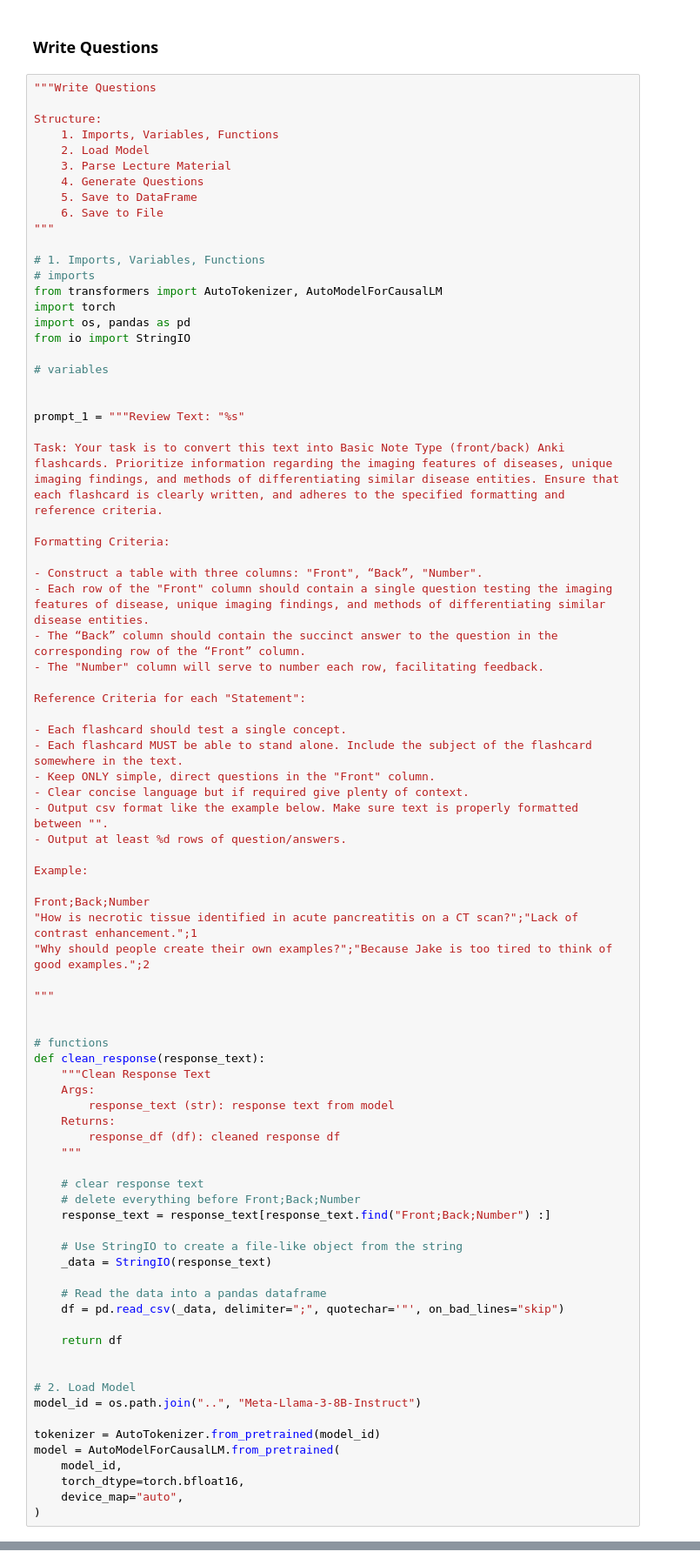
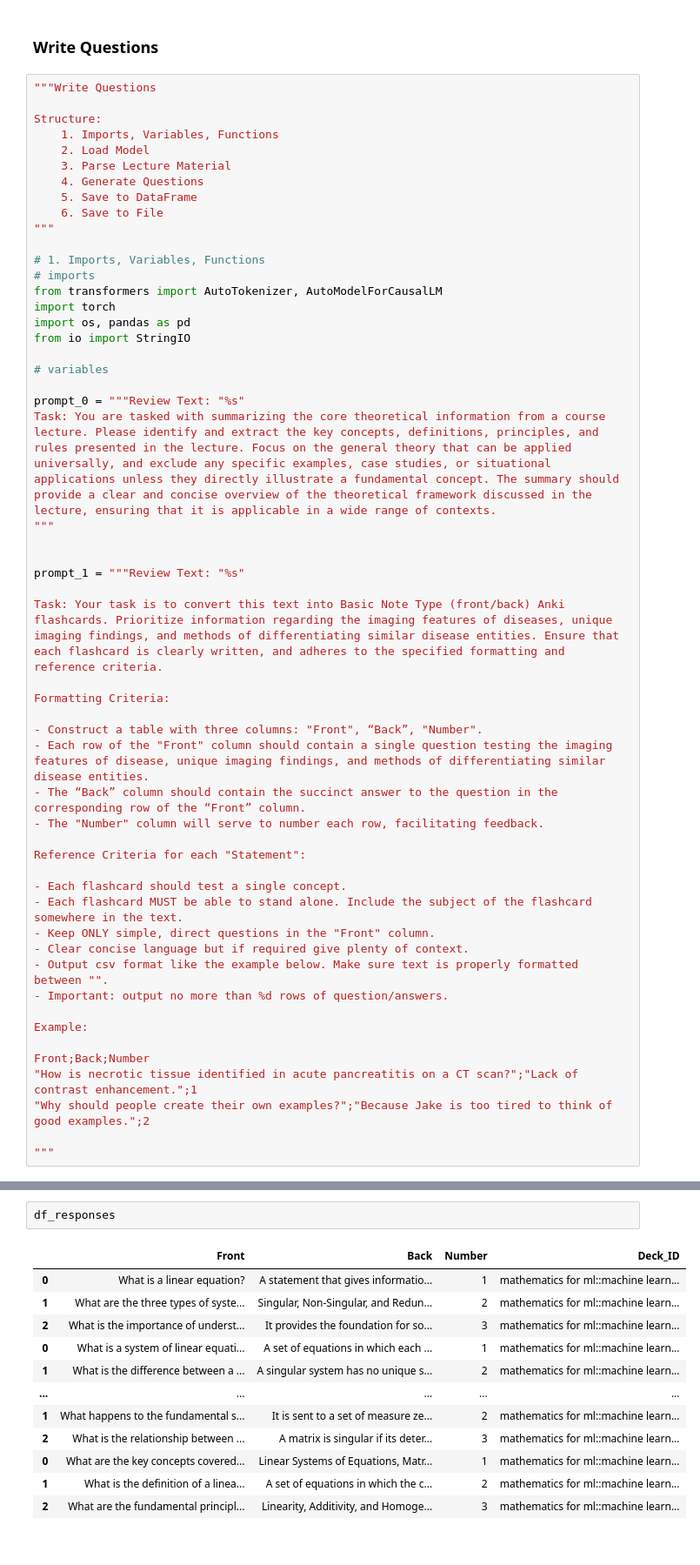
Before and after one commit to 00dylan00/AnkiLLMFlashcards, a Jupyter notebook: notebooks/read_write_questions.ipynb, the cells around one changed output, grey strips where cells are left out. Shown at 87% size. Cells and saved outputs as stored; diff of their text form.

Commit message:
updated course material

```diff
--- a/notebooks/read_write_questions.ipynb
+++ b/notebooks/read_write_questions.ipynb
@@ -189,6 +189,10 @@ from io import StringIO
 
 # variables
 
+prompt_0 = """Review Text: "%s"
+Task: You are tasked with summarizing the core theoretical information from a course lecture. Please identify and extract the key concepts, definitions, principles, and rules presented in the lecture. Focus on the general theory that can be applied universally, and exclude any specific examples, case studies, or situational applications unless they directly illustrate a fundamental concept. The summary should provide a clear and concise overview of the theoretical framework discussed in the lecture, ensuring that it is applicable in a wide range of contexts.
+"""
+
 
 prompt_1 = """Review Text: "%s"
 
@@ -208,7 +212,7 @@ Reference Criteria for each "Statement":
 - Keep ONLY simple, direct questions in the "Front" column.
 - Clear concise language but if required give plenty of context.
 - Output csv format like the example below. Make sure text is properly formatted between "".
-- Output at least %d rows of question/answers.
+- Important: output no more than %d rows of question/answers.
 
 Example:
 
@@ -217,36 +221,3 @@ Front;Back;Number
 "Why should people create their own examples?";"Because Jake is too tired to think of good examples.";2
 
 """
-
-
-# functions
-def clean_response(response_text):
-    """Clean Response Text
-    Args:
-        response_text (str): response text from model
-    Returns:
-        response_df (df): cleaned response df
-    """
-
-    # clear response text
-    # delete everything before Front;Back;Number
-    response_text = response_text[response_text.find("Front;Back;Number") :]
-
-    # Use StringIO to create a file-like object from the string
-    _data = StringIO(response_text)
-
-    # Read the data into a pandas dataframe
-    df = pd.read_csv(_data, delimiter=";", quotechar='"', on_bad_lines="skip")
-
-    return df
-
-
-# 2. Load Model
-model_id = os.path.join("..", "Meta-Llama-3-8B-Instruct")
-
-tokenizer = AutoTokenizer.from_pretrained(model_id)
-model = AutoModelForCausalLM.from_pretrained(
-    model_id,
-    torch_dtype=torch.bfloat16,
-    device_map="auto",
-)
@@ -255,0 +380,15 @@ Special tokens have been added in the vocabulary, make sure the associated word
+# %%
+df_responses
+# %% [output]
+|  | Front | Back | Number | Deck_ID |
+| 0 | What is a linear equation? | A statement that gives informatio... | 1 | mathematics for ml::machine learn... |
+| 1 | What are the three types of syste... | Singular, Non-Singular, and Redun... | 2 | mathematics for ml::machine learn... |
+| 2 | What is the importance of underst... | It provides the foundation for so... | 3 | mathematics for ml::machine learn... |
+| 0 | What is a system of linear equati... | A set of equations in which each ... | 1 | mathematics for ml::machine learn... |
+| 1 | What is the difference between a ... | A singular system has no unique s... | 2 | mathematics for ml::machine learn... |
+| ... | ... | ... | ... | ... |
+| 1 | What happens to the fundamental s... | It is sent to a set of measure ze... | 2 | mathematics for ml::machine learn... |
+| 2 | What is the relationship between ... | A matrix is singular if its deter... | 3 | mathematics for ml::machine learn... |
+| 0 | What are the key concepts covered... | Linear Systems of Equations, Matr... | 1 | mathematics for ml::machine learn... |
+| 1 | What is the definition of a linea... | A set of equations in which the c... | 2 | mathematics for ml::machine learn... |
+| 2 | What are the fundamental principl... | Linearity, Additivity, and Homoge... | 3 | mathematics for ml::machine learn... |
```
Also changed, not shown: parts of 8 cells of this notebook, 2 other files.
